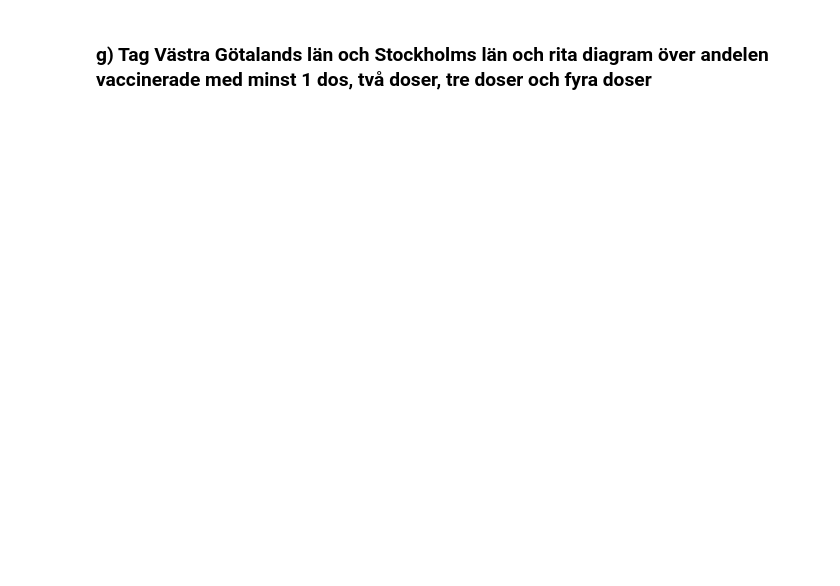
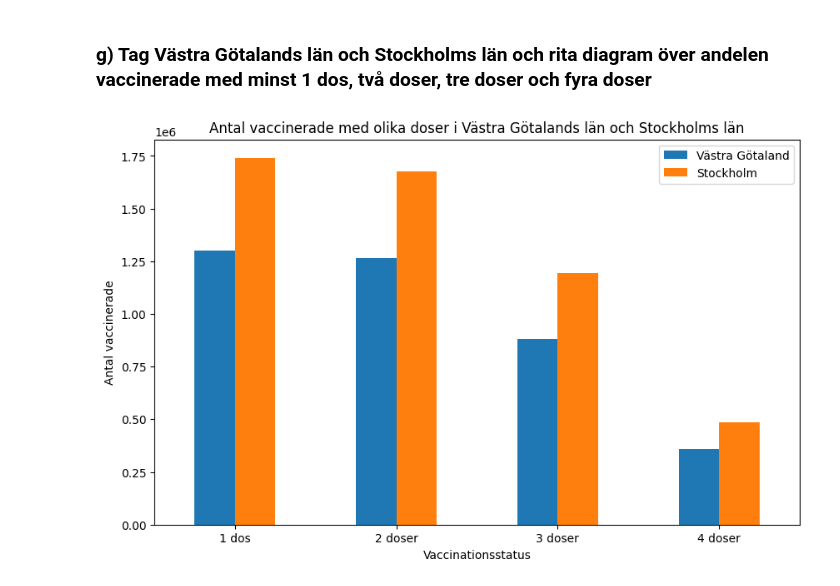
Before and after one commit to JohanNilsStje/Databehandling-Johan-Nilsen-Stjernquist, a Jupyter notebook: Labbar/Labb1/covid_final.ipynb, the cells around one changed output. Drawn from its saved outputs; the diff is of its cells as text; code cells hidden in the pictures; blank space fills up the shorter version.

```diff
--- a/Labbar/Labb1/covid_final.ipynb
+++ b/Labbar/Labb1/covid_final.ipynb
@@ -210,2 +273,54 @@ Det kanske är 1332874 personer
 # %% [markdown]
 ### g) Tag Västra Götalands län och Stockholms län och rita diagram över andelen vaccinerade med minst 1 dos, två doser, tre doser och fyra doser
+# %%
+#Använt chatgpt för att skapa alla diagram ovanför. Men insåg att jag var lat och tappat meningen med uppgiften.
+#Så för att visa att jag faktiskt kan behandla data har jag valt att skriva denna för hand med hjälp av de resuser som finns i code_alongs
+
+#Uppgiften är att filtrera ut Västra Götalands Län och Stockholms Län och spara datan i en lämplig struktur.
+
+#För att hitta all data jag som behövs för att klara uppgiften måste jag läsa in blad "Vaccinerade tidsserie", "Vaccinerade tidsseroe dos 3" och "Vaccinerade tidsseroe dos 4"
+
+#Läser in datan
+first_data_sheet_vaccine = pd.read_excel("data/Folkhalsomyndigheten_Covid19_Vaccine.xlsx", sheet_name="Vaccinerade tidsserie")
+second_data_sheet_vaccine = pd.read_excel("data/Folkhalsomyndigheten_Covid19_Vaccine.xlsx", sheet_name="Vaccinerade tidsserie dos 3")
+third_data_sheet_vaccine = pd.read_excel("data/Folkhalsomyndigheten_Covid19_Vaccine.xlsx", sheet_name="Vaccinerade tidsserie dos 4")
+
+#Nu är frågan om jag ska göra en tidsserie för dos1,dos2,dos3,dos4 för varje län eller om jag ska ta senaste värdet som är inläst.
+#Bestämde mig för att filtrera ut stockholm och västra götaland för varje sheet
+vg_data = first_data_sheet_vaccine[first_data_sheet_vaccine["Region"] == "Västra Götaland"]
+stockholm_data = first_data_sheet_vaccine[first_data_sheet_vaccine["Region"] == "Stockholm"]
+#Nu har jag dos1 och dos2 i vg_data och stockholm_data respektivt, nu behöver jag skapa 4 fler sorteringar som tar ut dos1 och dos2 för varje län
+vg_one_dose = vg_data[vg_data["Vaccinationsstatus"] == "Minst 1 dos"]["Antal vaccinerade"].max()
+vg_two_doses = vg_data[vg_data["Vaccinationsstatus"] == "Minst 2 doser"]["Antal vaccinerade"].max()
+stockholm_one_dose = stockholm_data[stockholm_data["Vaccinationsstatus"] == "Minst 1 dos"]["Antal vaccinerade"].max()
+stockholm_two_doses = stockholm_data[stockholm_data["Vaccinationsstatus"] == "Minst 2 doser"]["Antal vaccinerade"].max()
+# Nu har jag sparat antalet för varje dos i första bladet. Dags för samma sak fast för blad 2 och 3
+vg_three_doses = second_data_sheet_vaccine[second_data_sheet_vaccine["Region"] == "Västra Götaland"]["Antal vaccinerade"].max()
+vg_four_doses = third_data_sheet_vaccine[third_data_sheet_vaccine["Region"] == "Västra Götaland"]["Antal vaccinerade"].max()
+stockholm_three_doses = second_data_sheet_vaccine[second_data_sheet_vaccine["Region"] == "Stockholm"]["Antal vaccinerade"].max()
+stockholm_four_doses = third_data_sheet_vaccine[third_data_sheet_vaccine["Region"] == "Stockholm"]["Antal vaccinerade"].max()
+
+#Nu har jag 8 data punkter som jag kan sätta in i ett fint stapeldiagram för att jämföra antalet doser emellan de olika regionerna
+#Men först så måste jag slänga in värderna i en DataFrame
+vaccination_data = pd.DataFrame({
+    "Vaccination Status": ["1 dos", "2 doser", "3 doser", "4 doser"],
+    "Västra Götaland": [vg_one_dose, vg_two_doses, vg_three_doses, vg_four_doses],
+    "Stockholm": [stockholm_one_dose, stockholm_two_doses, stockholm_three_doses, stockholm_four_doses]
+})
+
+vaccination_data
+
+#Plotten
+vaccination_data.plot(x="Vaccination Status", kind="bar", figsize=(10, 6))
+plt.title("Antal vaccinerade med olika doser i Västra Götalands län och Stockholms län")
+plt.ylabel("Antal vaccinerade")
+plt.xlabel("Vaccinationsstatus")
+plt.xticks(rotation=0)
+
+plt.savefig("Visualiseringar/Jamforelse_stockholm_vastra_gotaland") #Sparar figuren
+
+plt.show()
+
+#Tror grafen kan vara missvisande då den går på totalt antal istället för andel. Då det finns fler människor i Stockholms län. Men gör en annan jämförelse under denna för att kolla om det stämmer
+# %% [output]
+[figure, added]
```
Also changed, not shown: parts of 5 cells of this notebook, 5 other files.
